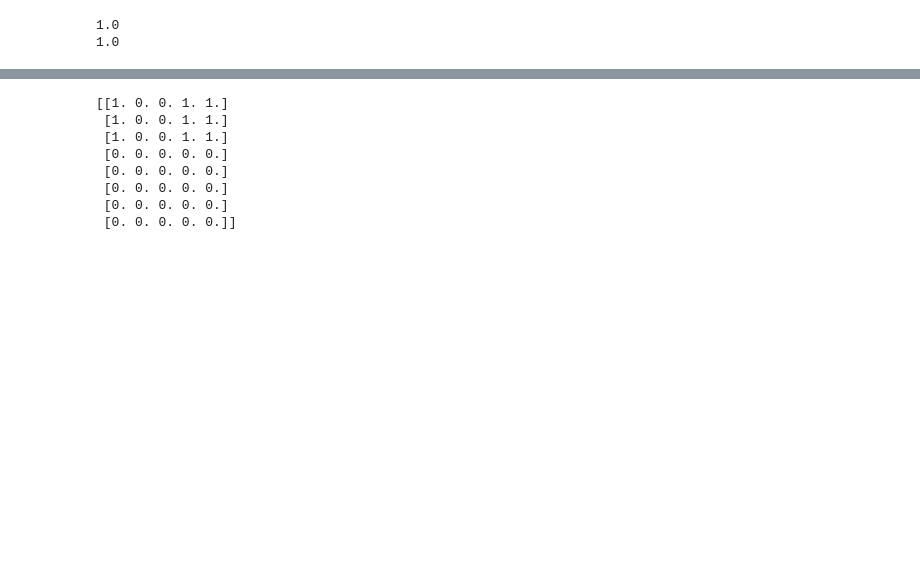
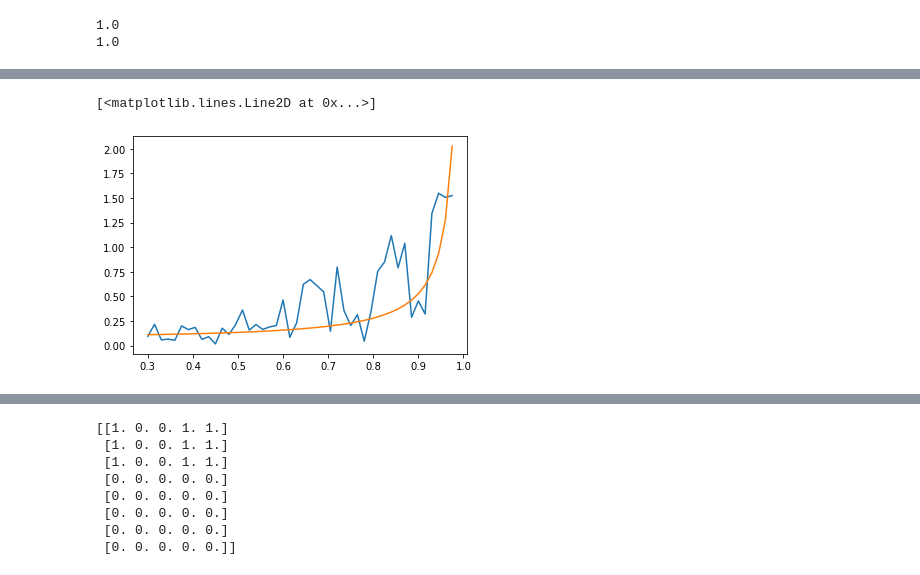
Before and after one commit to yichiz97/High-Effort-Crowds, a Jupyter notebook: Payment_efficiency/Exps_threshold_final.ipynb, the cells around one changed output, grey strips where cells are left out. Cells and saved outputs as stored; diff of their text form; code cells hidden in the pictures; blank space fills up the shorter version.

```diff
--- a/Payment_efficiency/Exps_threshold_final.ipynb
+++ b/Payment_efficiency/Exps_threshold_final.ipynb
@@ -609,0 +757,22 @@ print(cost_2(eff,alpha)*T/np.sum(si))
+# %%
+eff = 0.5
+alpha = 2
+c_i = cost_2(eff, alpha)
+c_di = cost_2(eff+de, alpha)
+Rho = [0,0.02,0.04,0.06,0.08,0.1]
+for i in range(len(Thresholds_fraction)+2):
+    for k in range(5):
+        si = S_i[i, k, 0, :]
+        for j, rho in enumerate(Rho):
+            a1 = fsolve(g, 10)[0]
+            index = np.where(c_di > a1*S_i[i, k, 1, :])[0]
+            if i == len(Thresholds_fraction):
+                Utility_diff_linear[h,k,j] = a1*np.average(S_i[i, k, 1, :]) - rho*np.sum(np.square((c_di-a1*S_i[i, k, 1, :])[index]))/T - c_i
+
+            elif i == len(Thresholds_fraction)+1:
+                Utility_diff_vs[h,k,j] = a1*np.average(S_i[i, k, 1, :]) - rho*np.sum(np.square((c_di-a1*S_i[i, k, 1, :])[index]))/T - c_i
+#                 print(Utility_diff_vs[h,k,j])
+            else:
+                Utility_diff_step[h,i,k,j] = a1*np.average(S_i[i, k, 1, :]) - rho*np.sum(np.square((c_di-a1*S_i[i, k, 1, :])[index]))/T - c_i
+                if i == 0:
+                    print(Utility_diff_step[h,i,k,j] - (c_di-c_i))
@@ -785 +965,11 @@ print(np.where(np.isnan(Utility_diff_step[:,j,k]) == False)[0])
+# %%
+j = 3
+k = 3
+i = 0
+
+plt.plot(Efforts, Utility_diff_step[:,i,k,j])
+plt.plot(Efforts, cost_2_derivative(Efforts, 0.05))
+# %% [output]
+[<matplotlib.lines.Line2D at 0x...>]
+[figure, added]
 # %%
```
Also changed, not shown: parts of 15 cells of this notebook.
